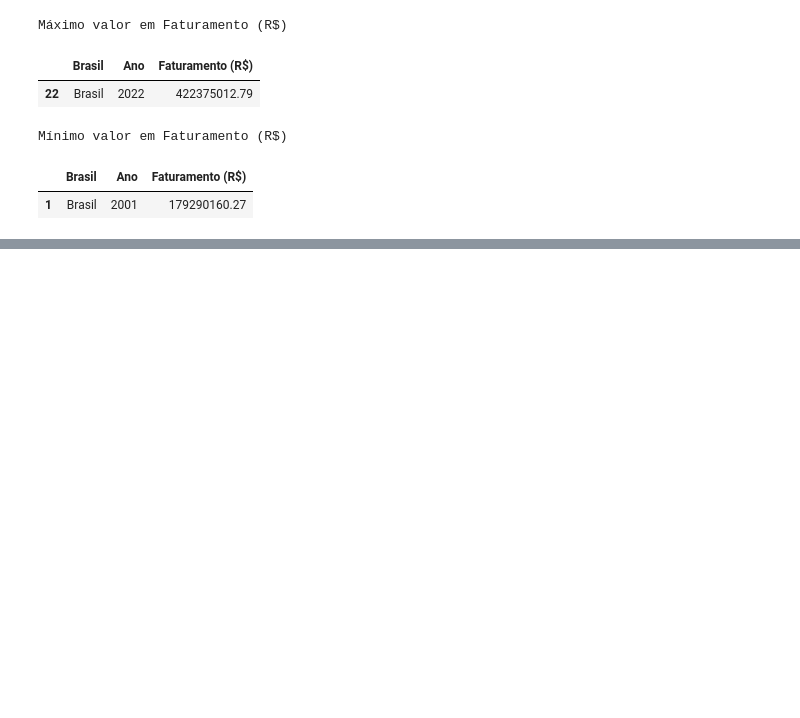
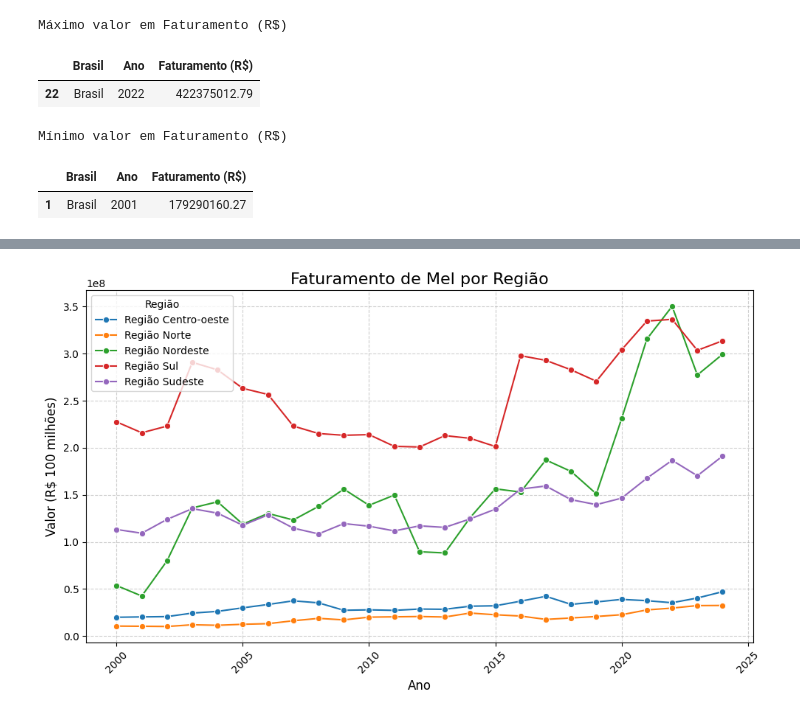
Before and after one commit to Gabriel-J-code/ad-projeto-bees-caatinga, a Jupyter notebook: relatorio TCC.ipynb, the cells around one changed output, grey strips where cells are left out. Saved outputs shown, nothing was run; the diff lists cells and outputs as text; code cells hidden in the pictures; blank space fills up the shorter version.

```diff
--- a/relatorio TCC.ipynb
+++ b/relatorio TCC.ipynb
@@ -129,0 +507,4 @@ O IPCA constitui o principal indicador de inflação no Brasil. Este índice men
+# %%
+faturamento_rg_bruto = pd.read_csv('data/faturamento mel/Faturamento R$ - Mel de Abelha - Regiões - 2000 2024.csv', delimiter=',', header=0)
+faturamento_rg_bruto.drop(columns=['Unnamed: 28'], inplace=True)
+faturamento_rg_bruto
@@ -129,0 +519,3 @@ O IPCA constitui o principal indicador de inflação no Brasil. Este índice men
+# %%
+faturamento_rg = pd.melt(faturamento_rg_bruto, id_vars=['Sigla','Código','Região'],var_name='Ano', value_name='Faturamento (R$)')
+show_head_tail(faturamento_rg)
@@ -129,0 +550,3 @@ O IPCA constitui o principal indicador de inflação no Brasil. Este índice men
+# %%
+faturamento_rg['Ano'] = faturamento_rg['Ano'].astype(int)
+faturamento_rg.info()
@@ -129,0 +583,24 @@ O IPCA constitui o principal indicador de inflação no Brasil. Este índice men
+# %%
+
+plt.figure(figsize=(10, 6))
+
+# --- Gráfico 1: Faturamento Bruto (Nominal) ---
+sns.lineplot(
+    data=faturamento_rg,
+    x='Ano',
+    y='Faturamento Ajustado (R$)',
+    hue='Região',
+    marker='o',
+)
+plt.title('Faturamento de Mel por Região', fontsize=16)
+plt.xlabel('Ano', fontsize=12)
+plt.ylabel('Valor (R$ 100 milhões)', fontsize=12)
+plt.grid(True, linestyle='--', alpha=0.6)
+plt.tick_params(axis='x', rotation=45)
+plt.legend(title='Região', loc='upper left')
+
+
+plt.tight_layout()
+plt.show()
+# %% [output]
+[figure, added]
```
Also changed, not shown: parts of 47 cells of this notebook.
